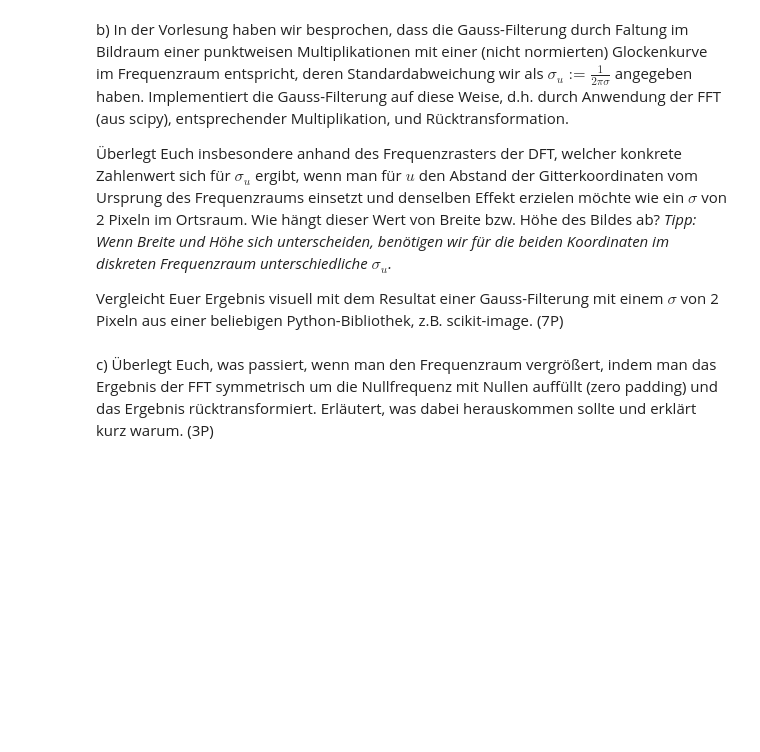
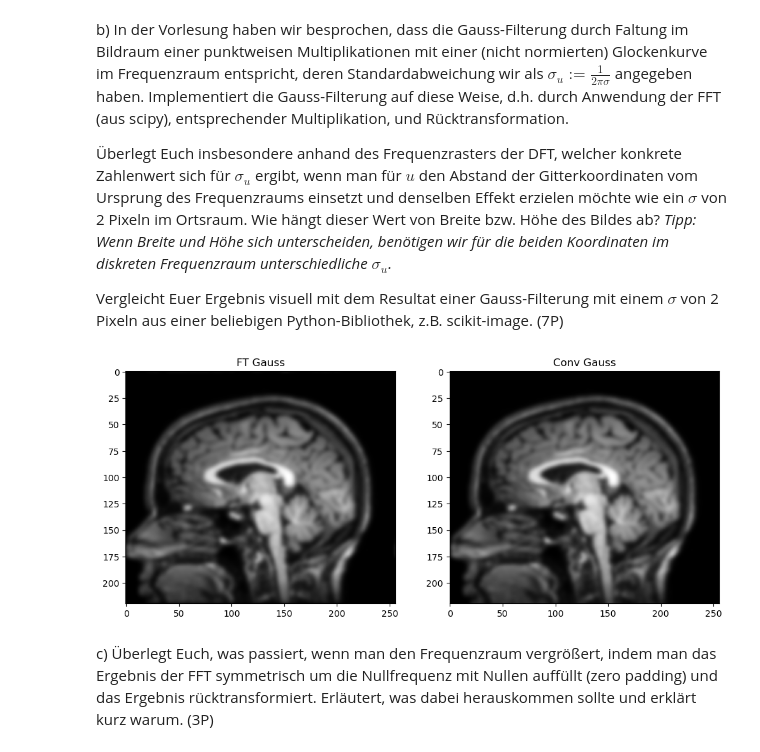
Before and after one commit to TimNogga/MedizinischeBildAnalyseBonn, a Jupyter notebook: mba-03/MBA_03.ipynb, the cells around one changed output. Saved outputs shown, nothing was run; the diff lists cells and outputs as text; code cells hidden in the pictures; blank space fills up the shorter version.

Commit message:
it was revealed to me in a dream

```diff
--- a/mba-03/MBA_03.ipynb
+++ b/mba-03/MBA_03.ipynb
@@ -135,21 +135,21 @@ def FFT_1d(x):
     if N == 1:
         return x
     else:
-        FFT_1 = FFT_1d(x[::2])
-        FFT_2 = FFT_1d(x[1::2])
+        FFT_even = FFT_1d(x[::2])
+        FFT_odd = FFT_1d(x[1::2])
 
         X = np.zeros(N, dtype=complex)
 
         for k in range(N_half):
-            a = FFT_1[k]
-            b = np.exp(complex(0, -2 * np.pi * k / N)) * FFT_2[k]
+            a = FFT_even[k]
+            b = np.exp(complex(0, -2 * np.pi * k / N)) * FFT_odd[k]
 
             X[k] = a + b
             X[k + N_half] = a - b
 
         return X
 
-x = np.array([1, 2 - 1j, -1j, -1 + 2j])
+x = np.array([1, 2 - 1.j, -1.j, -1 + 2.j])
 X = FFT_1d(x)
 print(X)
 # %% [output]
@@ -256,6 +268,50 @@ b) In der Vorlesung haben wir besprochen, dass die Gauss-Filterung durch Faltung
 Vergleicht Euer Ergebnis visuell mit dem Resultat einer Gauss-Filterung mit einem $\sigma$ von 2 Pixeln aus einer beliebigen Python-Bibliothek, z.B. scikit-image. (7P)
 # %%
 # Lösung
+import scipy as sp
+import numpy as np
+import skimage as ski
+import matplotlib.pyplot as plt
+
+def gauss(img, sigma):
+	height, width = img.shape
+
+	# Fourier-Transformation des Bildes berechnen
+	ft_img = sp.fft.fft2(img)
+
+	# Frequenzen ins Zentrum shiften
+	ft_img = sp.fft.fftshift(ft_img)
+
+	for x in range(width):
+		for y in range(height):
+			# source: https://www.reddit.com/r/okbuddyphd/comments/16k760j/source_it_was_revealed_to_me_in_a_dream/?utm_source=share&utm_medium=web3x&utm_name=web3xcss&utm_term=1&utm_content=share_button
+			u = (2 * x - width) / width
+			v = (2 * y - height) / height
+
+			ft_img[y, x] *= np.exp(-0.5 * (u*u + v*v) * np.pi * np.pi * sigma * sigma)
+
+	# Frequenzen zurückshiften und inverse FFT
+	ft_img = sp.fft.ifftshift(ft_img)
+	return np.absolute(sp.fft.ifft2(ft_img))
+
+s = 2
+img_brain = ski.io.imread("brain.png")
+ft_filtered_brain = gauss(img, sigma=s)
+conv_filtered_brain = ski.filters.gaussian(img_brain, sigma=s)
+
+fig, axes = plt.subplots(1, 2)
+
+fig.set_figwidth(12)
+
+axes[0].imshow(ft_filtered_brain, cmap="gray")
+axes[0].set_title("FT Gauss")
+
+axes[1].imshow(conv_filtered_brain, cmap="gray")
+axes[1].set_title("Conv Gauss")
+
+plt.show()
+# %% [output]
+[figure, added]
 # %% [markdown]
 c) Überlegt Euch, was passiert, wenn man den Frequenzraum vergrößert, indem man das Ergebnis der FFT symmetrisch um die Nullfrequenz mit Nullen auffüllt (zero padding) und das Ergebnis rücktransformiert. Erläutert, was dabei herauskommen sollte und erklärt kurz warum. (3P)
 # %% [markdown]
```
Also changed, not shown: parts of 3 cells of this notebook.
